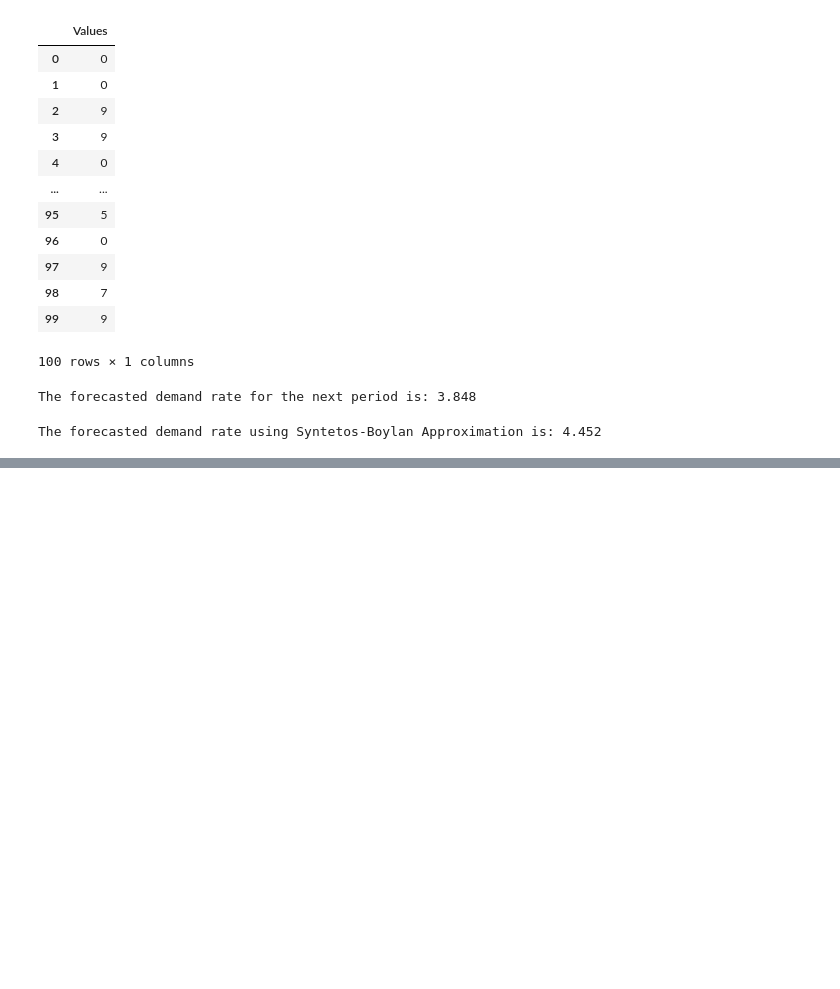
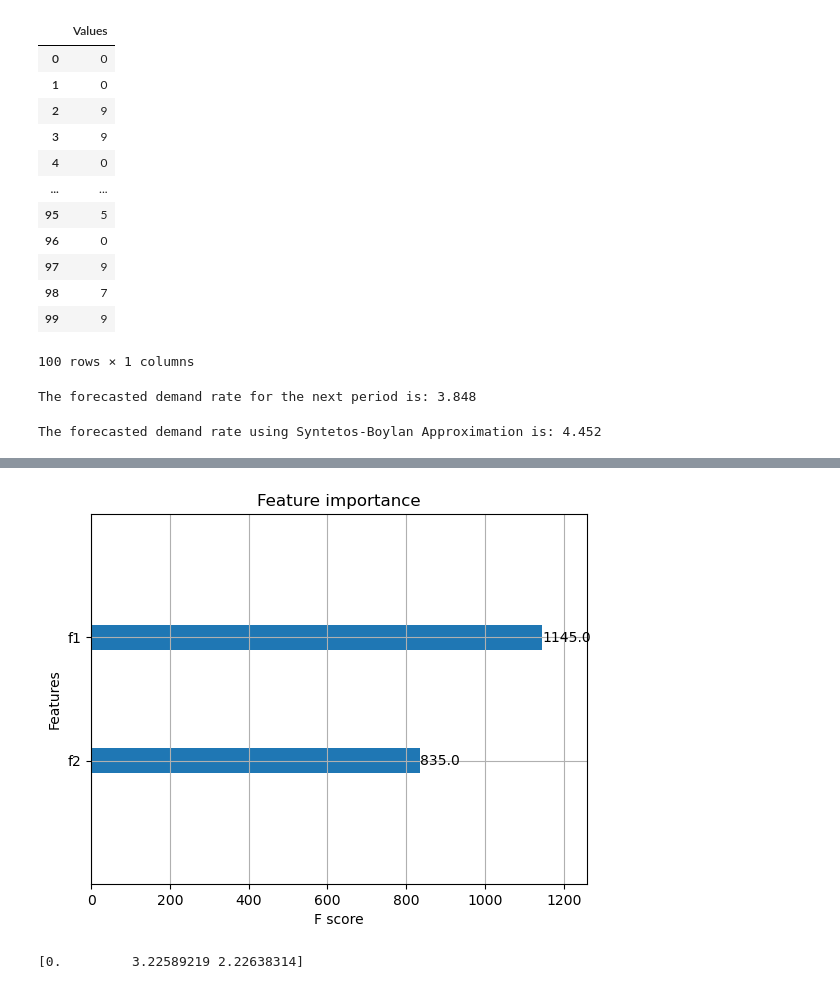
Before and after one commit to DiogoRibeiro7/Medium-Blog, a Jupyter notebook: intermittent_time_series-main/Intermittent Time Series Forecasting.ipynb, the cells around one changed output, grey strips where cells are left out. Saved outputs shown, nothing was run; the diff lists cells and outputs as text; code cells hidden in the pictures; blank space fills up the shorter version.

```diff
--- a/intermittent_time_series-main/Intermittent Time Series Forecasting.ipynb
+++ b/intermittent_time_series-main/Intermittent Time Series Forecasting.ipynb
@@ -650,3 +650,19 @@ sba_forecast_value = syntetos_boylan_approximation(data['Values'])
 print(f"The forecasted demand rate using Syntetos-Boylan Approximation is: {sba_forecast_value:.3f}")
 # %% [output]
 The forecasted demand rate using Syntetos-Boylan Approximation is: 4.452
+# %%
+import statsmodels.api as sm
+import numpy as np
+
+# Sample data
+np.random.seed(42)
+X = np.random.rand(100, 2) # 100 samples, 2 features
+y = 3 * X[:, 0] + 2 * X[:, 1] + np.random.randn(100) # y is linearly dependent on X with some noise
+
+# Adding constant for intercept
+X = sm.add_constant(X)
+
+model = sm.OLS(y, X).fit()
+
+# Display summary
+print(model.summary())
@@ -652,0 +687,28 @@ The forecasted demand rate using Syntetos-Boylan Approximation is: 4.452
+# %%
+import xgboost as xgb
+import matplotlib.pyplot as plt
+
+# Sample data remains the same as above
+
+# Training the model
+model_xgb = xgb.XGBRegressor(objective ='reg:squarederror')
+model_xgb.fit(X, y)
+
+# Plotting feature importances
+xgb.plot_importance(model_xgb)
+plt.show()
+# %% [output]
+[figure, added]
+# %%
+from sklearn.linear_model import Lasso
+
+# Sample data remains the same
+
+# Training the model
+model_lasso = Lasso(alpha=0.01) # alpha is the regularization strength
+model_lasso.fit(X, y)
+
+# Display coefficients
+print(model_lasso.coef_)
+# %% [output]
+[0.         3.22589219 2.22638314]
```
Also changed, not shown: parts of 1 cell of this notebook.
